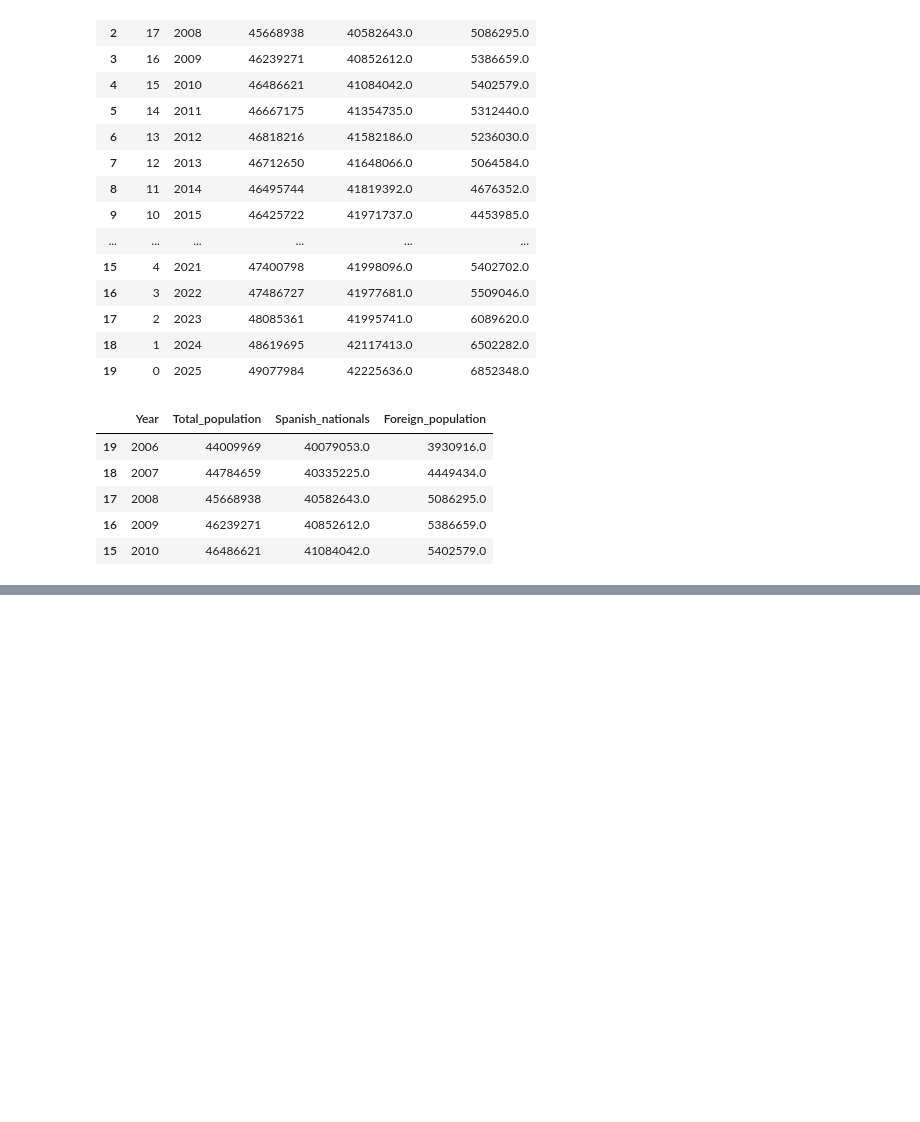
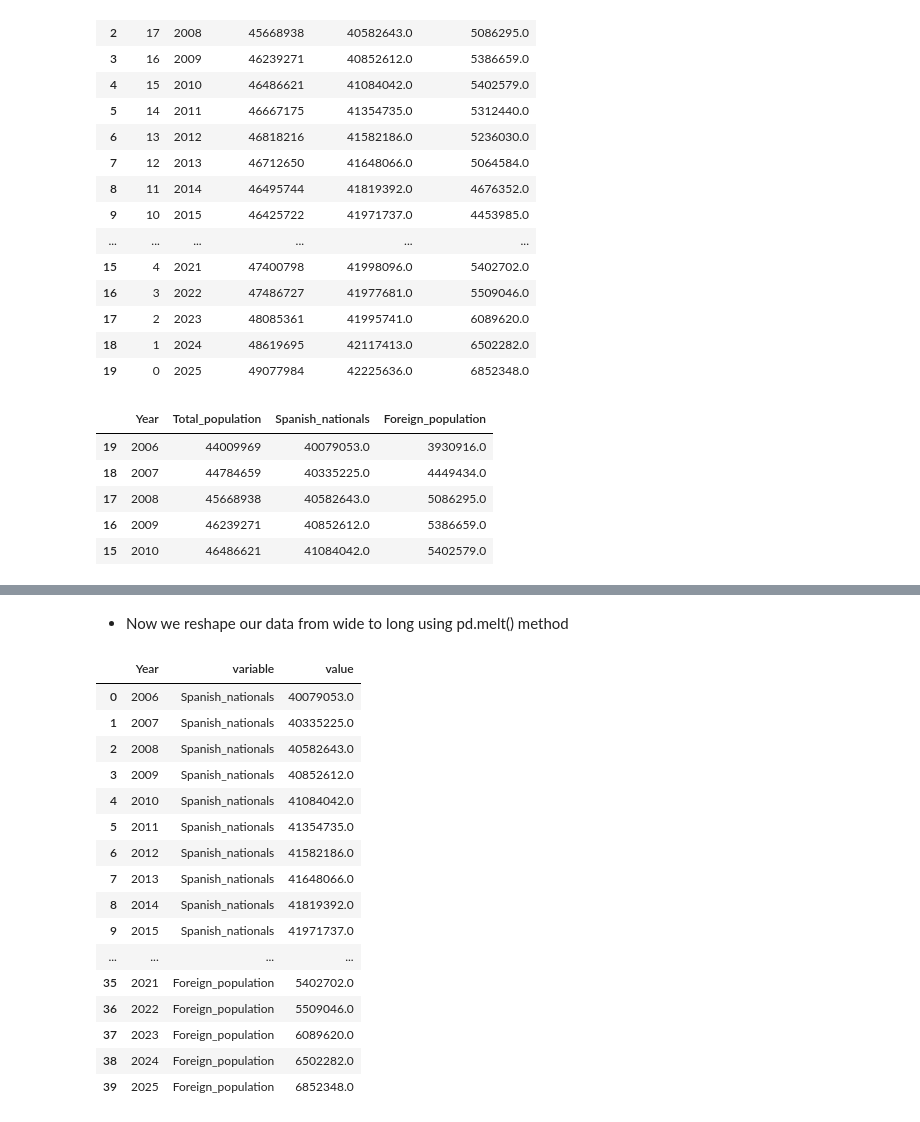
Before and after one commit to Pablo-source/ML-using-Python, a Jupyter notebook: Seaborn_gallery/02_percent_barplot_population_nationality.ipynb, the cells around one changed output, grey strips where cells are left out. Saved outputs shown, nothing was run; the diff lists cells and outputs as text; code cells hidden in the pictures; blank space fills up the shorter version.

```diff
--- a/Seaborn_gallery/02_percent_barplot_population_nationality.ipynb
+++ b/Seaborn_gallery/02_percent_barplot_population_nationality.ipynb
@@ -280,3 +280,6 @@ df_to_reshape.head()
 | 17 | 2008 | 45668938 | 40582643.0 | 5086295.0 |
 | 16 | 2009 | 46239271 | 40852612.0 | 5386659.0 |
 | 15 | 2010 | 46486621 | 41084042.0 | 5402579.0 |
+# %%
+df_to_reshape_subset = df_to_reshape[['Year','Spanish_nationals','Foreign_population']]
+df_to_reshape_subset.head()
@@ -282,0 +293,23 @@ df_to_reshape.head()
+# %% [markdown]
+- Now we reshape our data from wide to long using  pd.melt() method
+# %%
+population_long = pd.melt(df_to_reshape_subset, id_vars= 'Year',value_vars=['Spanish_nationals','Foreign_population'])
+population_long
+# %% [output]
+|  | Year | variable | value |
+| 0 | 2006 | Spanish_nationals | 40079053.0 |
+| 1 | 2007 | Spanish_nationals | 40335225.0 |
+| 2 | 2008 | Spanish_nationals | 40582643.0 |
+| 3 | 2009 | Spanish_nationals | 40852612.0 |
+| 4 | 2010 | Spanish_nationals | 41084042.0 |
+| 5 | 2011 | Spanish_nationals | 41354735.0 |
+| 6 | 2012 | Spanish_nationals | 41582186.0 |
+| 7 | 2013 | Spanish_nationals | 41648066.0 |
+| 8 | 2014 | Spanish_nationals | 41819392.0 |
+| 9 | 2015 | Spanish_nationals | 41971737.0 |
+| ... | ... | ... | ... |
+| 35 | 2021 | Foreign_population | 5402702.0 |
+| 36 | 2022 | Foreign_population | 5509046.0 |
+| 37 | 2023 | Foreign_population | 6089620.0 |
+| 38 | 2024 | Foreign_population | 6502282.0 |
+| 39 | 2025 | Foreign_population | 6852348.0 |
```
Also changed, not shown: parts of 8 cells of this notebook.
